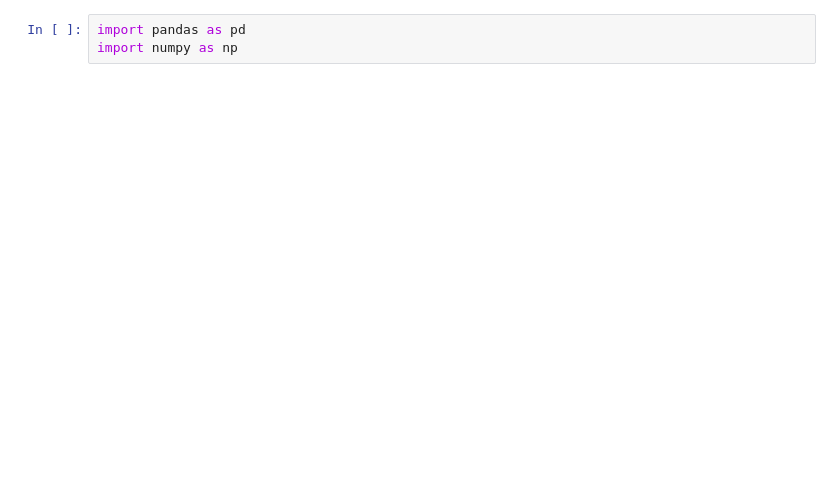
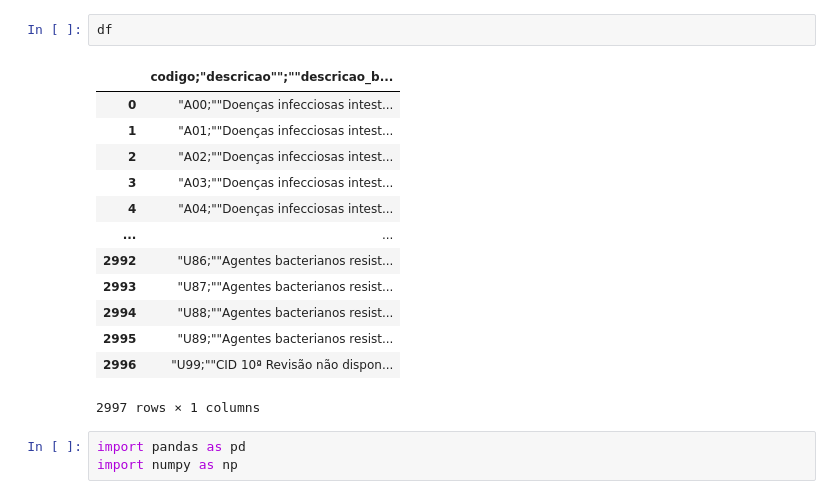
Before and after one commit to zng489/Delta_DataDricks_ADF_Redis_PowerAutomate, a Jupyter notebook: desformatação_excel_csv/formating_file.ipynb, the cells around one changed output. Drawn from its saved outputs; the diff is of its cells as text; blank space fills up the shorter version.

```diff
--- a/desformatação_excel_csv/formating_file.ipynb
+++ b/desformatação_excel_csv/formating_file.ipynb
@@ -1,3 +68,19 @@
+# %%
+df
+# %% [output]
+|  | codigo;"descricao"";""descricao_b... |
+| 0 | "A00;""Doenças infecciosas intest... |
+| 1 | "A01;""Doenças infecciosas intest... |
+| 2 | "A02;""Doenças infecciosas intest... |
+| 3 | "A03;""Doenças infecciosas intest... |
+| 4 | "A04;""Doenças infecciosas intest... |
+| ... | ... |
+| 2992 | "U86;""Agentes bacterianos resist... |
+| 2993 | "U87;""Agentes bacterianos resist... |
+| 2994 | "U88;""Agentes bacterianos resist... |
+| 2995 | "U89;""Agentes bacterianos resist... |
+| 2996 | "U99;""CID 10ª Revisão não dispon... |
+2997 rows × 1 columns
 # %%
 import pandas as pd
 import numpy as np
```
Also changed, not shown: parts of 5 cells of this notebook.
